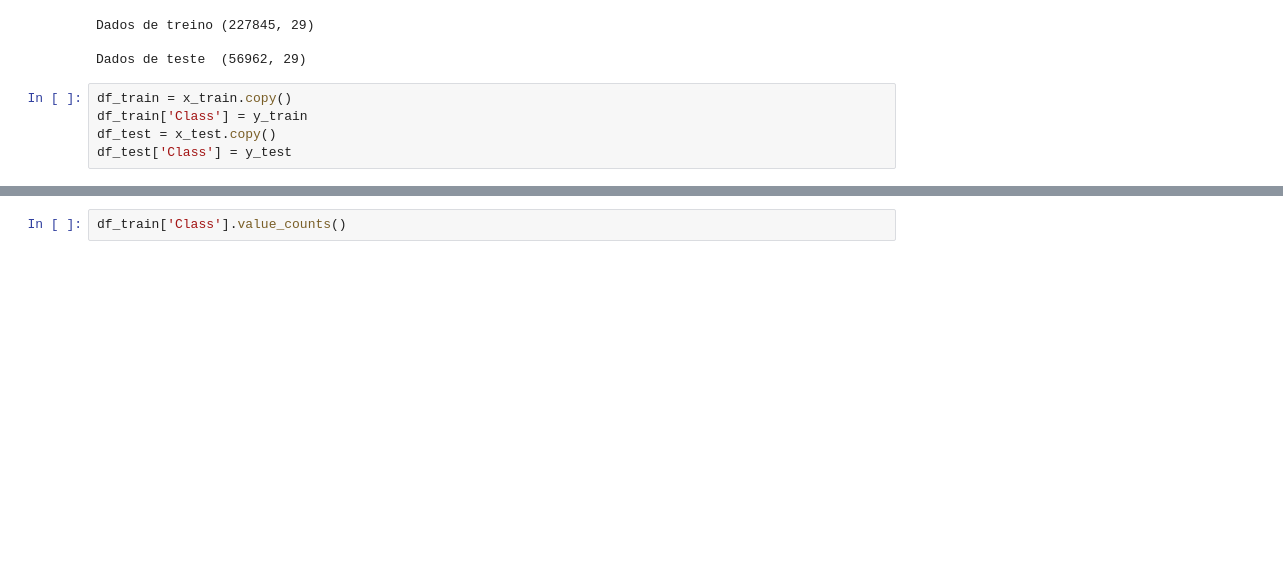
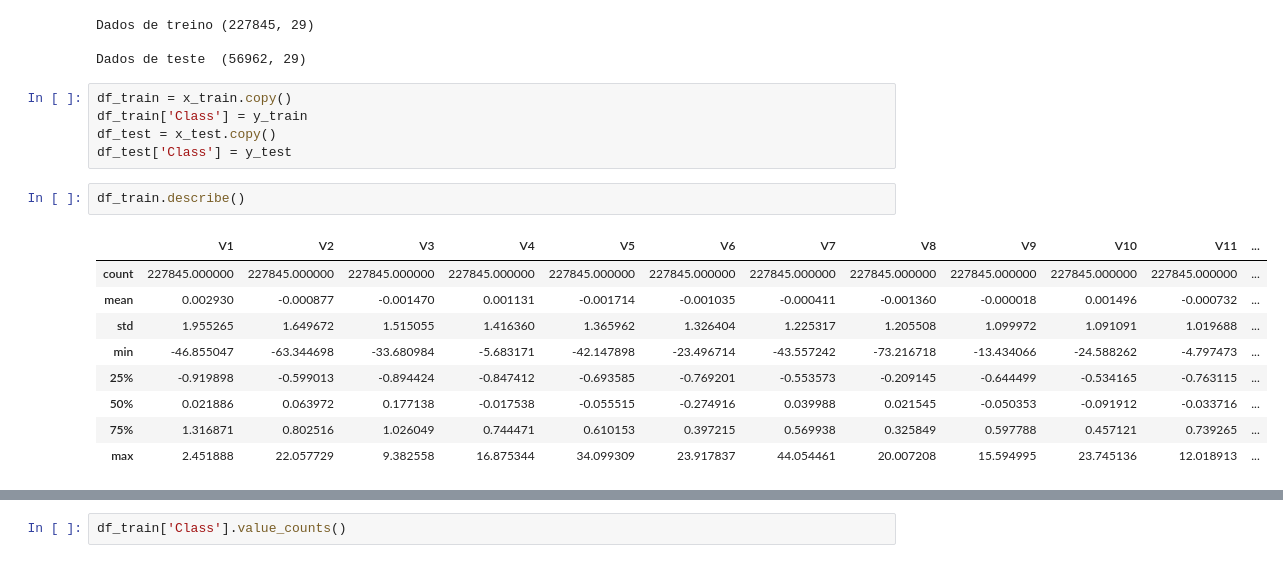
Before and after one commit to brendontj/CC-Fraud-Detection, a Jupyter notebook: cc_fraud_detector.ipynb, the cells around one changed output, grey strips where cells are left out. Cells and saved outputs as stored; diff of their text form; blank space fills up the shorter version.

```diff
--- a/cc_fraud_detector.ipynb
+++ b/cc_fraud_detector.ipynb
@@ -49,3 +50,15 @@ df_train = x_train.copy()
 df_train['Class'] = y_train
 df_test = x_test.copy()
 df_test['Class'] = y_test
+# %%
+df_train.describe()
+# %% [output]
+|  | V1 | V2 | V3 | V4 | V5 | V6 | V7 | V8 | V9 | V10 | V11 | ... |
+| count | 227845.000000 | 227845.000000 | 227845.000000 | 227845.000000 | 227845.000000 | 227845.000000 | 227845.000000 | 227845.000000 | 227845.000000 | 227845.000000 | 227845.000000 | ... |
+| mean | 0.002930 | -0.000877 | -0.001470 | 0.001131 | -0.001714 | -0.001035 | -0.000411 | -0.001360 | -0.000018 | 0.001496 | -0.000732 | ... |
+| std | 1.955265 | 1.649672 | 1.515055 | 1.416360 | 1.365962 | 1.326404 | 1.225317 | 1.205508 | 1.099972 | 1.091091 | 1.019688 | ... |
+| min | -46.855047 | -63.344698 | -33.680984 | -5.683171 | -42.147898 | -23.496714 | -43.557242 | -73.216718 | -13.434066 | -24.588262 | -4.797473 | ... |
+| 25% | -0.919898 | -0.599013 | -0.894424 | -0.847412 | -0.693585 | -0.769201 | -0.553573 | -0.209145 | -0.644499 | -0.534165 | -0.763115 | ... |
+| 50% | 0.021886 | 0.063972 | 0.177138 | -0.017538 | -0.055515 | -0.274916 | 0.039988 | 0.021545 | -0.050353 | -0.091912 | -0.033716 | ... |
+| 75% | 1.316871 | 0.802516 | 1.026049 | 0.744471 | 0.610153 | 0.397215 | 0.569938 | 0.325849 | 0.597788 | 0.457121 | 0.739265 | ... |
+| max | 2.451888 | 22.057729 | 9.382558 | 16.875344 | 34.099309 | 23.917837 | 44.054461 | 20.007208 | 15.594995 | 23.745136 | 12.018913 | ... |
```
Also changed, not shown: parts of 26 cells of this notebook.
